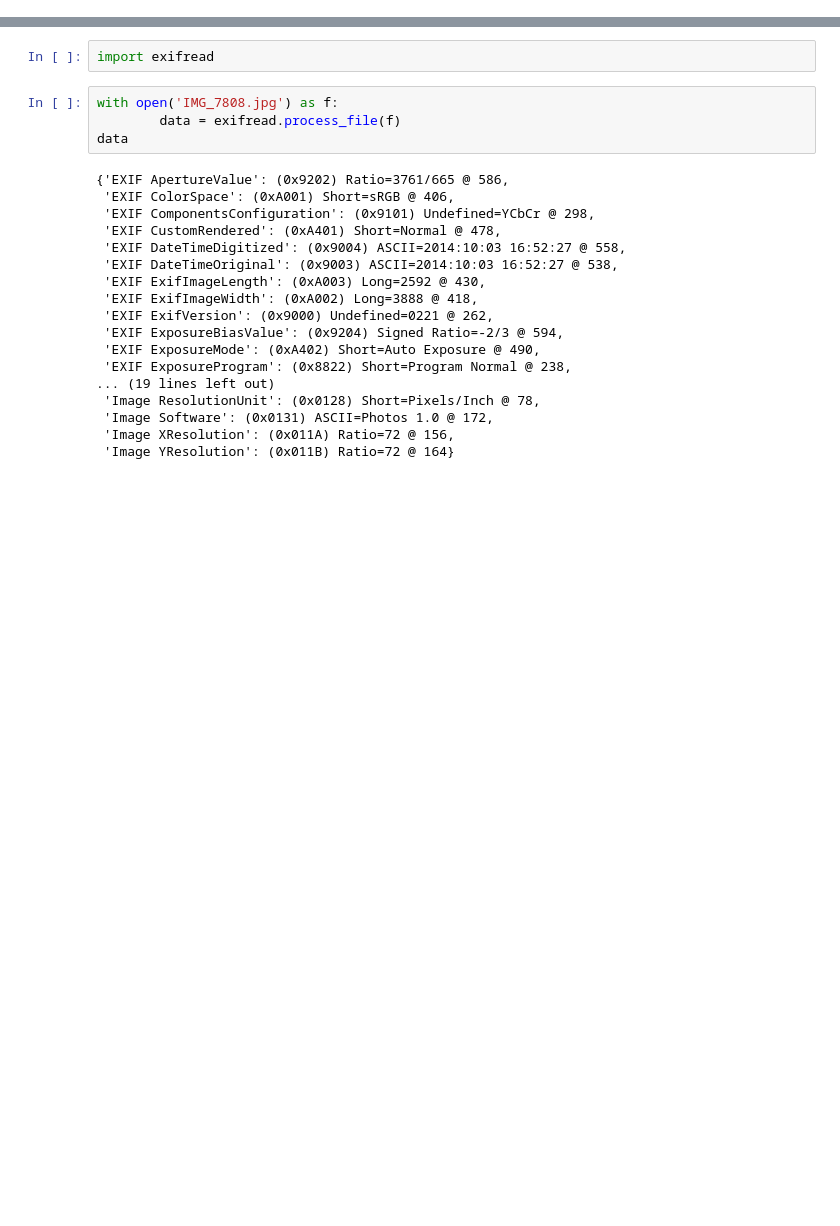
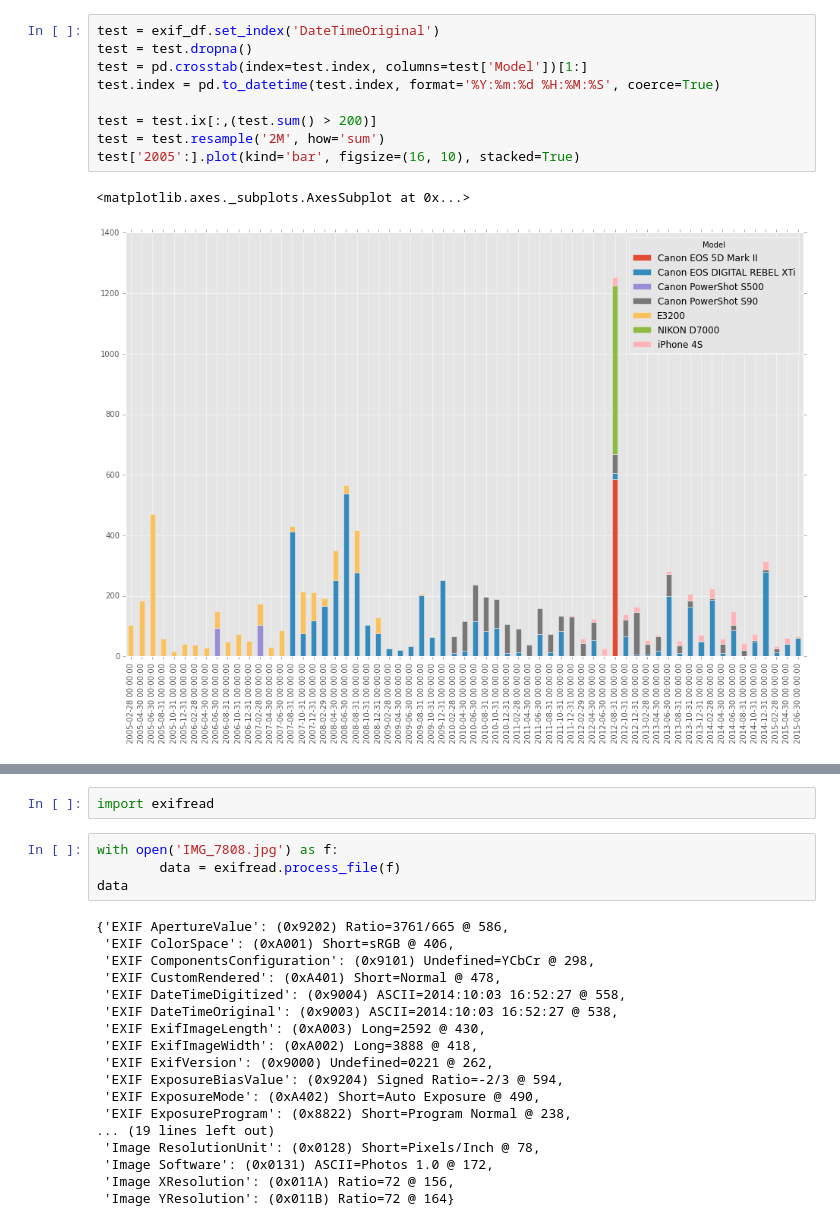
Before and after one commit to VaultHack/img-exif, a Jupyter notebook: img-exif.ipynb, the cells around one changed output, grey strips where cells are left out. Cells and saved outputs as stored; diff of their text form; blank space fills up the shorter version.

```diff
--- a/img-exif.ipynb
+++ b/img-exif.ipynb
@@ -47,0 +72,12 @@ t[0] / float(t[1])
+# %%
+test = exif_df.set_index('DateTimeOriginal')
+test = test.dropna()
+test = pd.crosstab(index=test.index, columns=test['Model'])[1:]
+test.index = pd.to_datetime(test.index, format='%Y:%m:%d %H:%M:%S', coerce=True)
+
+test = test.ix[:,(test.sum() > 200)]
+test = test.resample('2M', how='sum')
+test['2005':].plot(kind='bar', figsize=(16, 10), stacked=True)
+# %% [output]
+<matplotlib.axes._subplots.AxesSubplot at 0x...>
+[figure, added]
```
Also changed, not shown: parts of 12 cells of this notebook, 1 other file.
